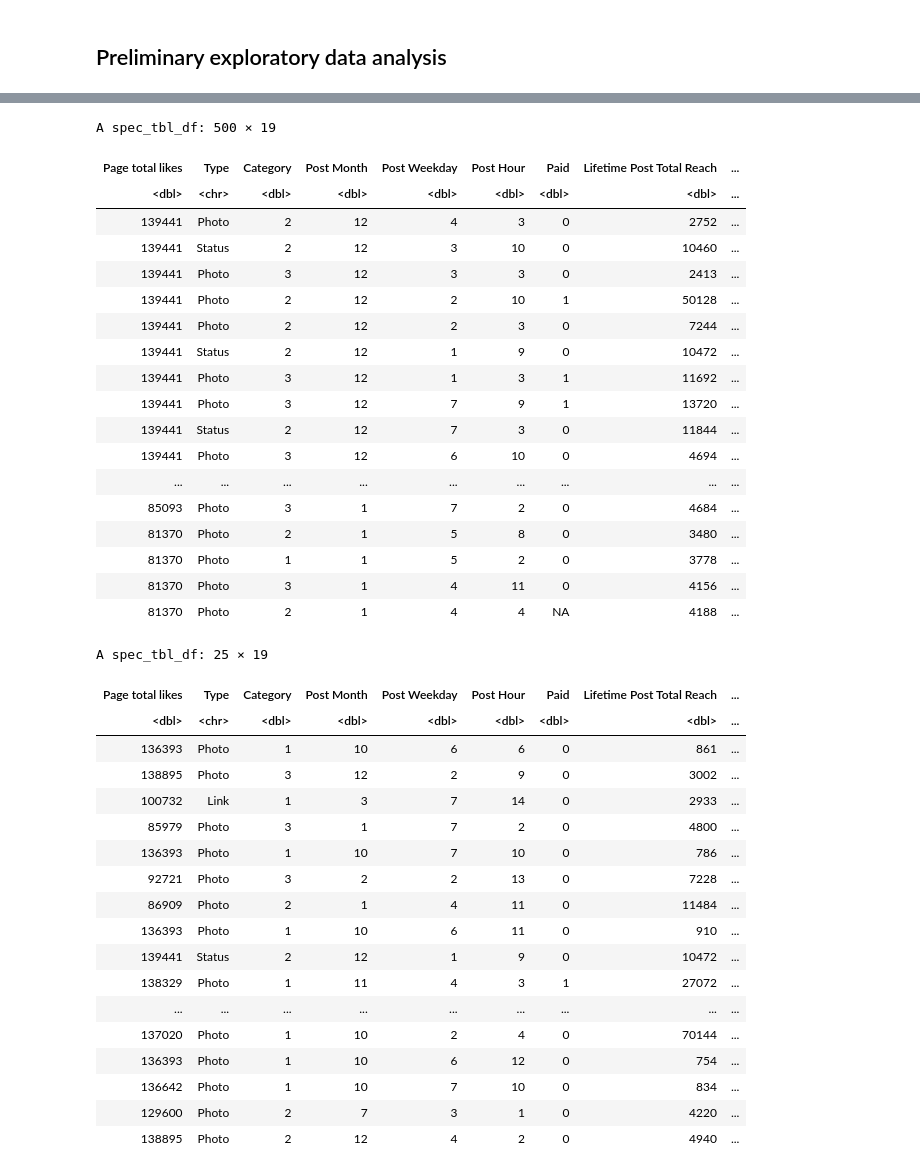
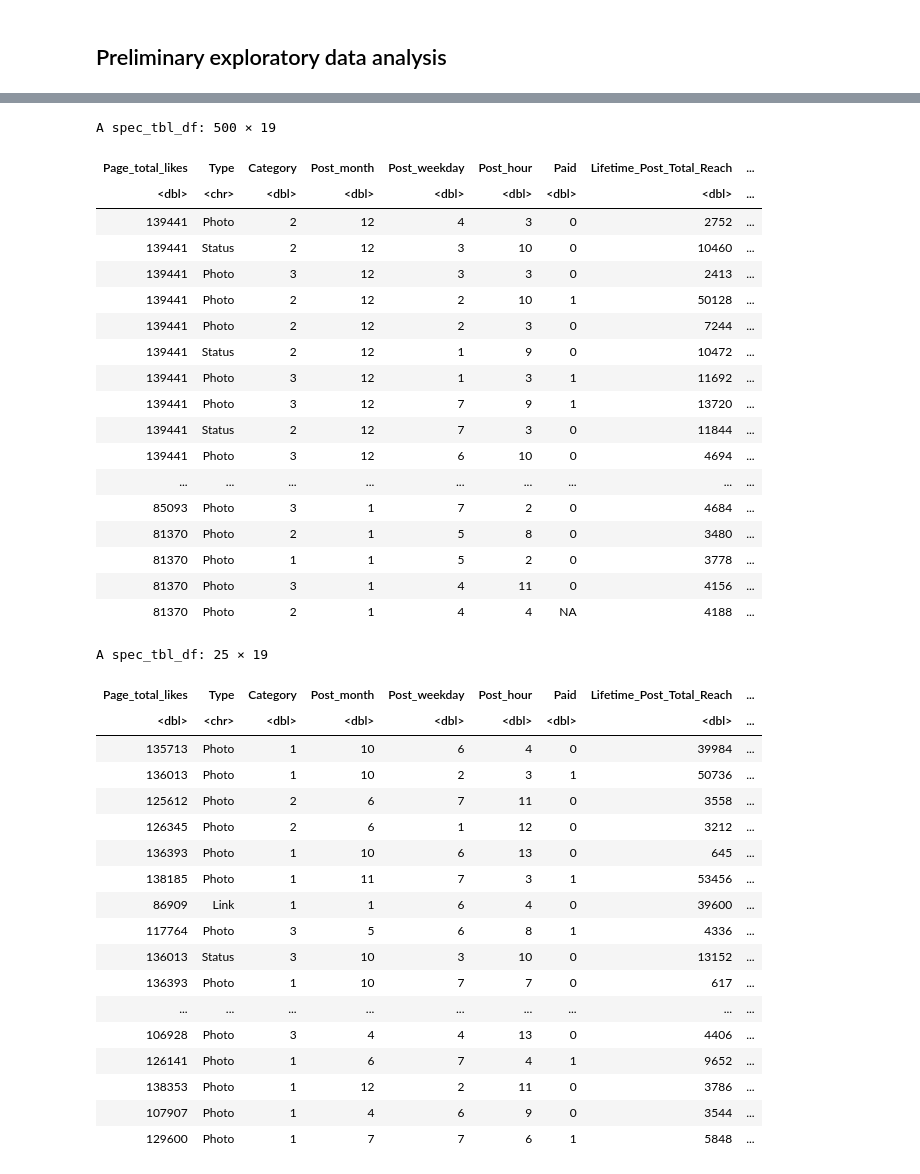
Before and after one commit to danielhou13/DSCI-100-Project-gr-17, a Jupyter notebook: Proposal.ipynb, the cells around one changed output, grey strips where cells are left out. Cells and saved outputs as stored; diff of their text form; code cells hidden in the pictures.

```diff
--- a/Proposal.ipynb
+++ b/Proposal.ipynb
@@ -18,13 +37,20 @@ somethign something
 # unzip(fb_zip)
 # fb_data <- read_csv("dataset_Facebook.csv")
 # fb_data
-
+col_names_proper = c("Page_total_likes", "Type", "Category", "Post_month", "Post_weekday", "Post_hour", "Paid",
+                     "Lifetime_Post_Total_Reach", "Lifetime_Post_Total_Impressions", "Lifetime_Engaged_Users",
+                     "Lifetime_Post_Consumers", "Lifetime_Post_Consumptions", "Lifetime_Post_Impressions_by_people_who_have_liked_your_Page",
+                     "Lifetime_Post_reach_by_people_who_like_your_Page", "Lifetime_People_who_have_liked_your_Page_and_engaged_with_your_post",
+                     "comment","like", "share", "Total_Interactions")
+# full data
 temp <- tempfile()
 download.file("https://archive.ics.uci.edu/ml/machine-learning-databases/00368/Facebook_metrics.zip",temp)
 fb_data <- read_csv2(unz(temp, "dataset_Facebook.csv"))
+colnames(fb_data) <- col_names_proper
 unlink(temp)
 fb_data
 
+# training data
 fb_data_2 <- fb_data %>%
     sample_n(25)
 fb_data_2
@@ -38,49 +64,49 @@ cols(
   Category = col_double(),
   `Post Month` = col_double(),
   `Post Weekday` = col_double(),
   `Post Hour` = col_double(),
   Paid = col_double(),
   `Lifetime Post Total Reach` = col_double(),
 ... (8 lines left out)
   like = col_double(),
   share = col_double(),
   `Total Interactions` = col_double()
 )
 A spec_tbl_df: 500 × 19
-| Page total likes | Type | Category | Post Month | Post Weekday | Post Hour | Paid | Lifetime Post Total Reach | ... |
+| Page_total_likes | Type | Category | Post_month | Post_weekday | Post_hour | Paid | Lifetime_Post_Total_Reach | ... |
 | <dbl> | <chr> | <dbl> | <dbl> | <dbl> | <dbl> | <dbl> | <dbl> | ... |
 | 139441 | Photo | 2 | 12 | 4 | 3 | 0 | 2752 | ... |
 | 139441 | Status | 2 | 12 | 3 | 10 | 0 | 10460 | ... |
 | 139441 | Photo | 3 | 12 | 3 | 3 | 0 | 2413 | ... |
 | 139441 | Photo | 2 | 12 | 2 | 10 | 1 | 50128 | ... |
 | 139441 | Photo | 2 | 12 | 2 | 3 | 0 | 7244 | ... |
 | 139441 | Status | 2 | 12 | 1 | 9 | 0 | 10472 | ... |
 | 139441 | Photo | 3 | 12 | 1 | 3 | 1 | 11692 | ... |
 | 139441 | Photo | 3 | 12 | 7 | 9 | 1 | 13720 | ... |
 | 139441 | Status | 2 | 12 | 7 | 3 | 0 | 11844 | ... |
 | 139441 | Photo | 3 | 12 | 6 | 10 | 0 | 4694 | ... |
 | ... | ... | ... | ... | ... | ... | ... | ... | ... |
 | 85093 | Photo | 3 | 1 | 7 | 2 | 0 | 4684 | ... |
 | 81370 | Photo | 2 | 1 | 5 | 8 | 0 | 3480 | ... |
 | 81370 | Photo | 1 | 1 | 5 | 2 | 0 | 3778 | ... |
 | 81370 | Photo | 3 | 1 | 4 | 11 | 0 | 4156 | ... |
 | 81370 | Photo | 2 | 1 | 4 | 4 | NA | 4188 | ... |
 A spec_tbl_df: 25 × 19
-| Page total likes | Type | Category | Post Month | Post Weekday | Post Hour | Paid | Lifetime Post Total Reach | ... |
+| Page_total_likes | Type | Category | Post_month | Post_weekday | Post_hour | Paid | Lifetime_Post_Total_Reach | ... |
 | <dbl> | <chr> | <dbl> | <dbl> | <dbl> | <dbl> | <dbl> | <dbl> | ... |
-| 136393 | Photo | 1 | 10 | 6 | 6 | 0 | 861 | ... |
-| 138895 | Photo | 3 | 12 | 2 | 9 | 0 | 3002 | ... |
-| 100732 | Link | 1 | 3 | 7 | 14 | 0 | 2933 | ... |
-| 85979 | Photo | 3 | 1 | 7 | 2 | 0 | 4800 | ... |
-| 136393 | Photo | 1 | 10 | 7 | 10 | 0 | 786 | ... |
-| 92721 | Photo | 3 | 2 | 2 | 13 | 0 | 7228 | ... |
-| 86909 | Photo | 2 | 1 | 4 | 11 | 0 | 11484 | ... |
-| 136393 | Photo | 1 | 10 | 6 | 11 | 0 | 910 | ... |
-| 139441 | Status | 2 | 12 | 1 | 9 | 0 | 10472 | ... |
-| 138329 | Photo | 1 | 11 | 4 | 3 | 1 | 27072 | ... |
+| 135713 | Photo | 1 | 10 | 6 | 4 | 0 | 39984 | ... |
+| 136013 | Photo | 1 | 10 | 2 | 3 | 1 | 50736 | ... |
+| 125612 | Photo | 2 | 6 | 7 | 11 | 0 | 3558 | ... |
+| 126345 | Photo | 2 | 6 | 1 | 12 | 0 | 3212 | ... |
+| 136393 | Photo | 1 | 10 | 6 | 13 | 0 | 645 | ... |
+| 138185 | Photo | 1 | 11 | 7 | 3 | 1 | 53456 | ... |
+| 86909 | Link | 1 | 1 | 6 | 4 | 0 | 39600 | ... |
+| 117764 | Photo | 3 | 5 | 6 | 8 | 1 | 4336 | ... |
+| 136013 | Status | 3 | 10 | 3 | 10 | 0 | 13152 | ... |
+| 136393 | Photo | 1 | 10 | 7 | 7 | 0 | 617 | ... |
 | ... | ... | ... | ... | ... | ... | ... | ... | ... |
-| 137020 | Photo | 1 | 10 | 2 | 4 | 0 | 70144 | ... |
-| 136393 | Photo | 1 | 10 | 6 | 12 | 0 | 754 | ... |
-| 136642 | Photo | 1 | 10 | 7 | 10 | 0 | 834 | ... |
-| 129600 | Photo | 2 | 7 | 3 | 1 | 0 | 4220 | ... |
-| 138895 | Photo | 2 | 12 | 4 | 2 | 0 | 4940 | ... |
+| 106928 | Photo | 3 | 4 | 4 | 13 | 0 | 4406 | ... |
+| 126141 | Photo | 1 | 6 | 7 | 4 | 1 | 9652 | ... |
+| 138353 | Photo | 1 | 12 | 2 | 11 | 0 | 3786 | ... |
+| 107907 | Photo | 1 | 4 | 6 | 9 | 0 | 3544 | ... |
+| 129600 | Photo | 1 | 7 | 7 | 6 | 1 | 5848 | ... |
```
Also changed, not shown: parts of 2 cells of this notebook.
